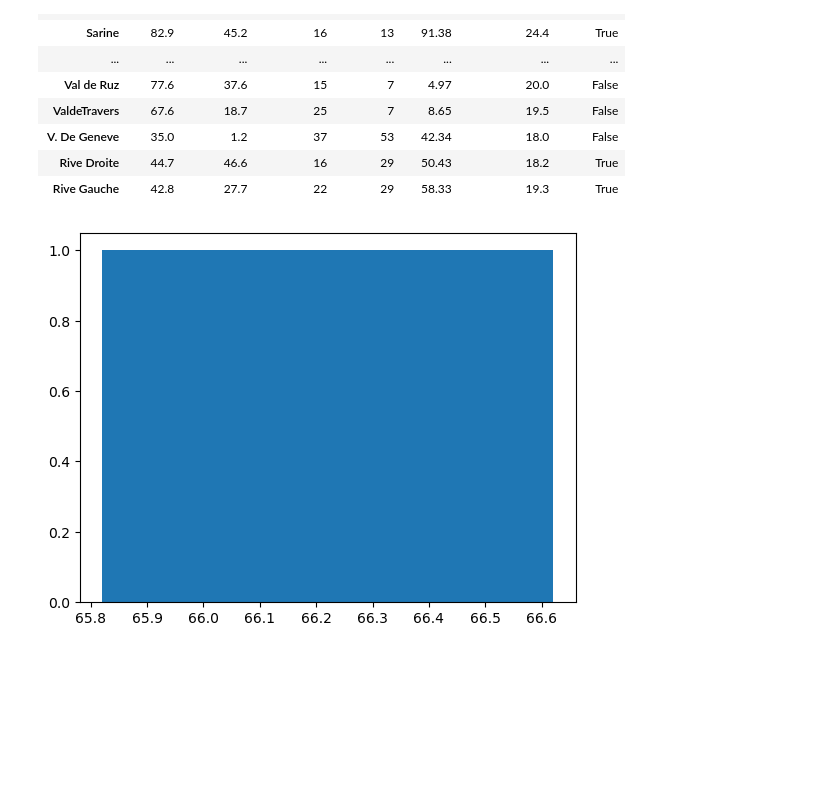
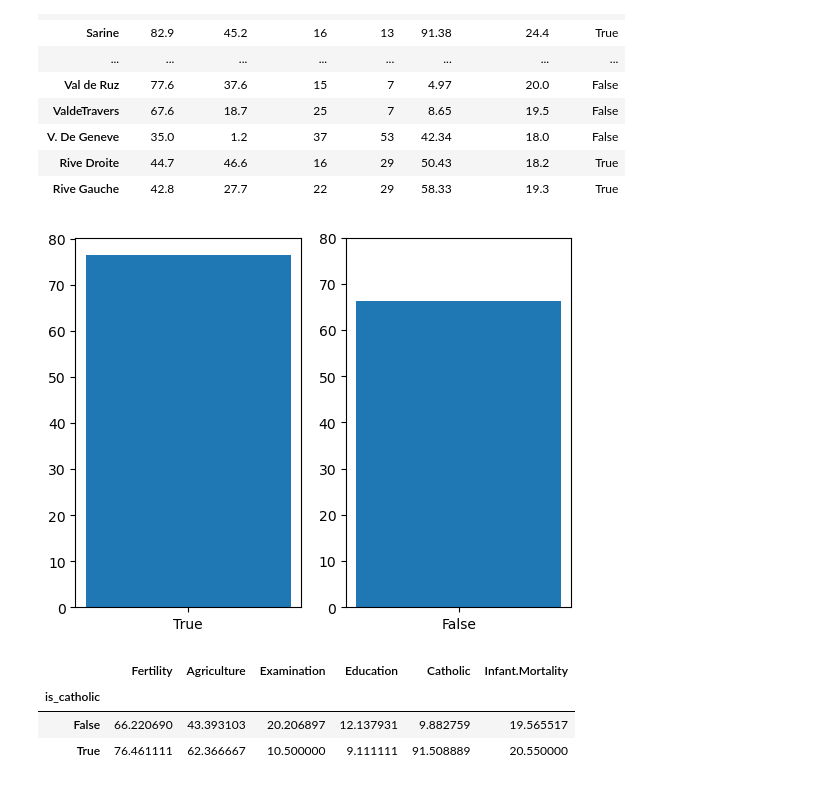
Before and after one commit to Divante222/numpy-pandas-visualization-exercises, a Jupyter notebook: seaborn_exercises.ipynb, the cells around one changed output. Saved outputs shown, nothing was run; the diff lists cells and outputs as text; code cells hidden in the pictures; blank space fills up the shorter version.

Commit message:
fixed the graph to add the averages of iscatholic

```diff
--- a/seaborn_exercises.ipynb
+++ b/seaborn_exercises.ipynb
@@ -134,32 +116,46 @@ df
 | Rive Gauche | 42.8 | 27.7 | 22 | 29 | 58.33 | 19.3 | True |
 # %%
 # Does whether or not a province is Catholic influence fertility?
-the_answer = df.groupby('is_catholic').agg('mean')
-the_answer
+
 # sns.relplot(x = df.Fertility, y= df.is_catholic, data = df, col = df.is_catholic)
 # df
 
-df_ctab = pd.crosstab(df.Fertility, df.is_catholic)
+# df_ctab = pd.crosstab(df.Fertility, df.is_catholic)
 
 # plt.bar(df_ctab.true, df_ctab.false )
 # plt.plot(the_answer.Fertility
 
 
 
 # sns.heatmap(df_ctab, fmt='d', )
-mean_False = the_answer.Fertility[0]
-mean_True = the_answer.Fertility[1]
 
 
 
-plt.bar(mean_False, True )
-plt.bar(mean_False, False )
+
+
+plt.subplot(1,2,1)
+plt.bar(True, df.Fertility[df.is_catholic == True].mean())
+plt.xticks([1],[True])
+
+
+
+plt.subplot(1,2,2)
+plt.ylim(0,80)
+plt.bar(False, df.Fertility[df.is_catholic == False].mean())
+plt.xticks([0],[False])
+
 plt.show()
+the_answer = df.groupby('is_catholic').agg('mean')
+the_answer
 # sns.heatmap(df_ctab, annot=True, fmt='d', cmap='Blues')
 
 # sns.catplot(data=the_answer, y=the_answer.Fertility, kind= 'bar')
 # %% [output]
-[figure, old version]
+[figure, new version]
+|  | Fertility | Agriculture | Examination | Education | Catholic | Infant.Mortality |
+| is_catholic |  |  |  |  |  |  |
+| False | 66.220690 | 43.393103 | 20.206897 | 12.137931 | 9.882759 | 19.565517 |
+| True | 76.461111 | 62.366667 | 10.500000 | 9.111111 | 91.508889 | 20.550000 |
 # %%
 # What measure correlates most strongly with fertility?
 
```
Also changed, not shown: parts of 4 cells of this notebook.
